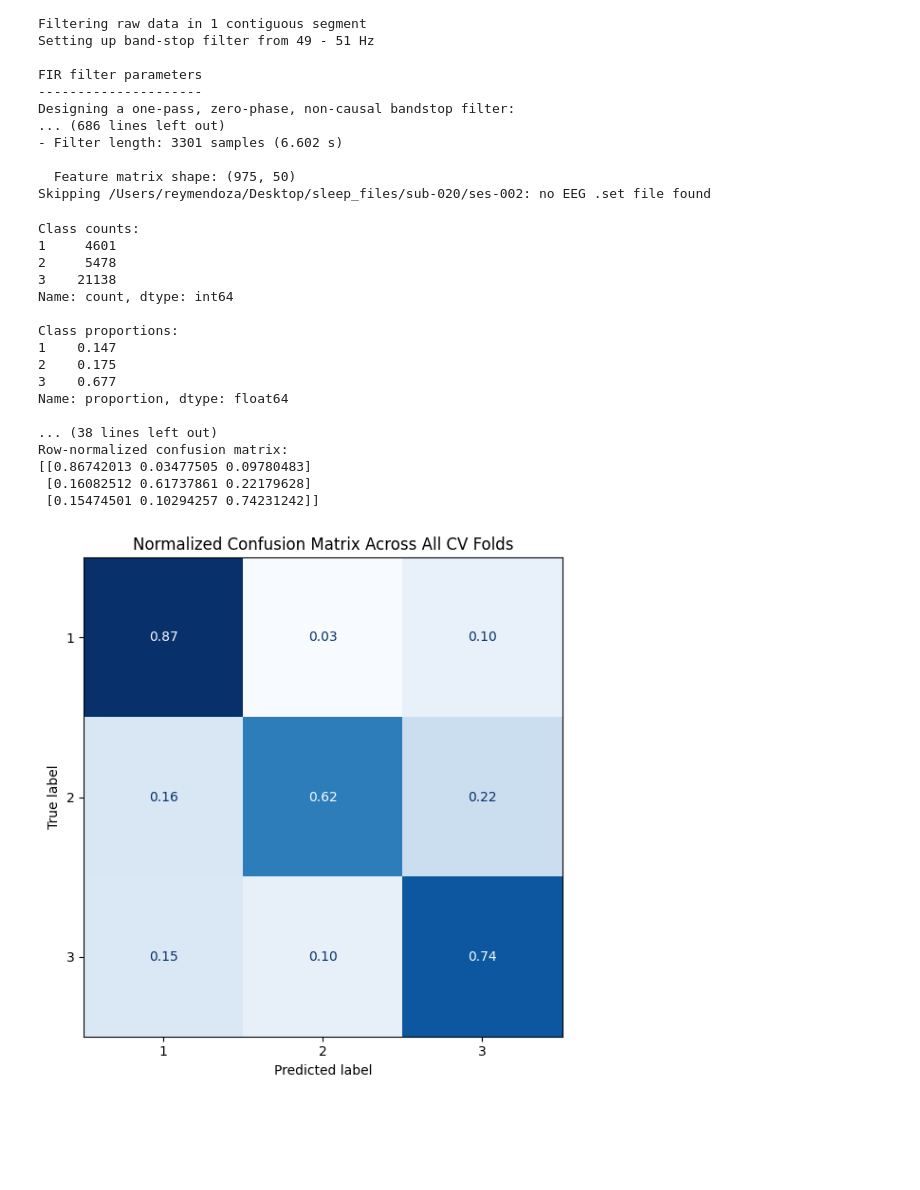
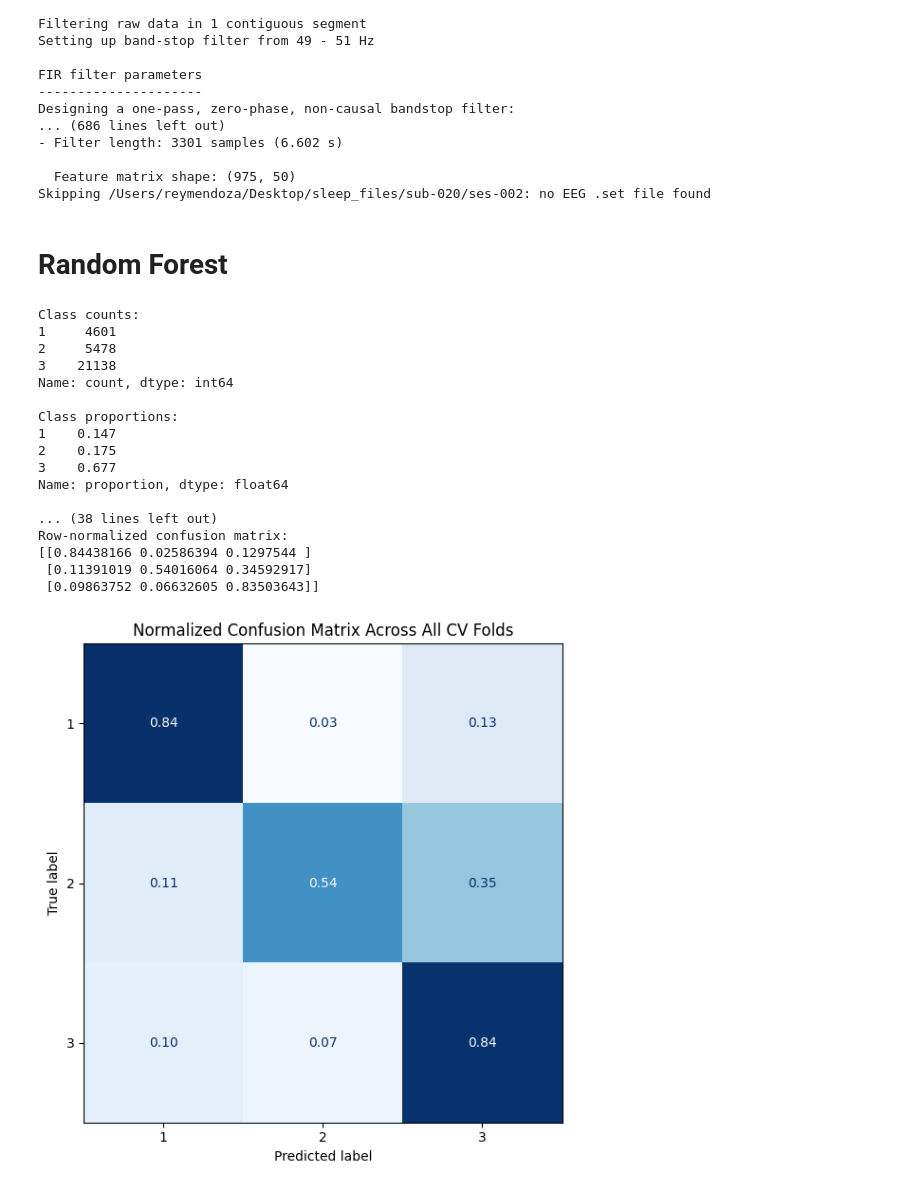
Before and after one commit to reyjm111/Sleep-Stage-Classification, a Jupyter notebook: file_processing.ipynb, the cells around one changed output. Drawn from its saved outputs; the diff is of its cells as text; code cells hidden in the pictures; blank space fills up the shorter version.

```diff
--- a/file_processing.ipynb
+++ b/file_processing.ipynb
@@ -31,37 +35,39 @@ X = data["X"]
 X_scaled = data["X_scaled"]
 y = data["y"]
 groups = data["groups"]
+# %% [markdown]
+# Random Forest
 # %%
 from metric_visualization import plot_normalized_confusion_matrix
-from model import build_rf_model, build_xgb_model
-from train import train, train_cnn, make_context_windows
+from model import build_rf_model
+from train import train, make_context_windows
 
 def show_metrics(metrics):
     plot_normalized_confusion_matrix(
         cms=metrics["cms"],
         class_labels=metrics["class_labels"]
     )
 
-model = build_xgb_model()
+model = build_rf_model()
 
-metrics = train(X, y, groups, model, smoothing=False, task='3-class')
+metrics = train(X, y, groups, model, task='3-class')
 show_metrics(metrics)
 # %% [output]
 Class counts:
 1     4601
 2     5478
 3    21138
 Name: count, dtype: int64
 
 Class proportions:
 1    0.147
 2    0.175
 3    0.677
 Name: proportion, dtype: float64
 
 ... (38 lines left out)
 Row-normalized confusion matrix:
-[[0.86742013 0.03477505 0.09780483]
- [0.16082512 0.61737861 0.22179628]
- [0.15474501 0.10294257 0.74231242]]
+[[0.84438166 0.02586394 0.1297544 ]
+ [0.11391019 0.54016064 0.34592917]
+ [0.09863752 0.06632605 0.83503643]]
-[figure, old version]
+[figure, new version]
```
Also changed, not shown: parts of 12 cells of this notebook, 3 other files.
